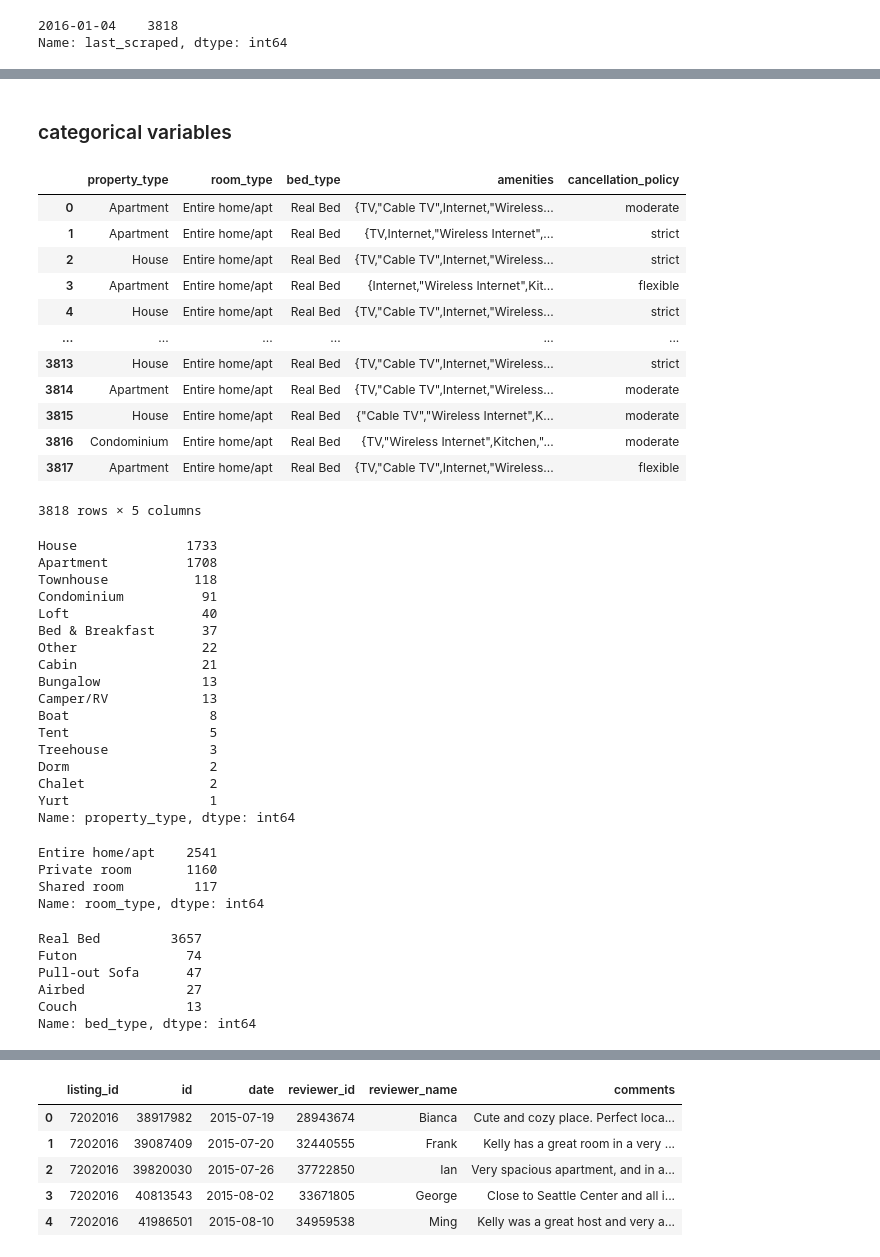
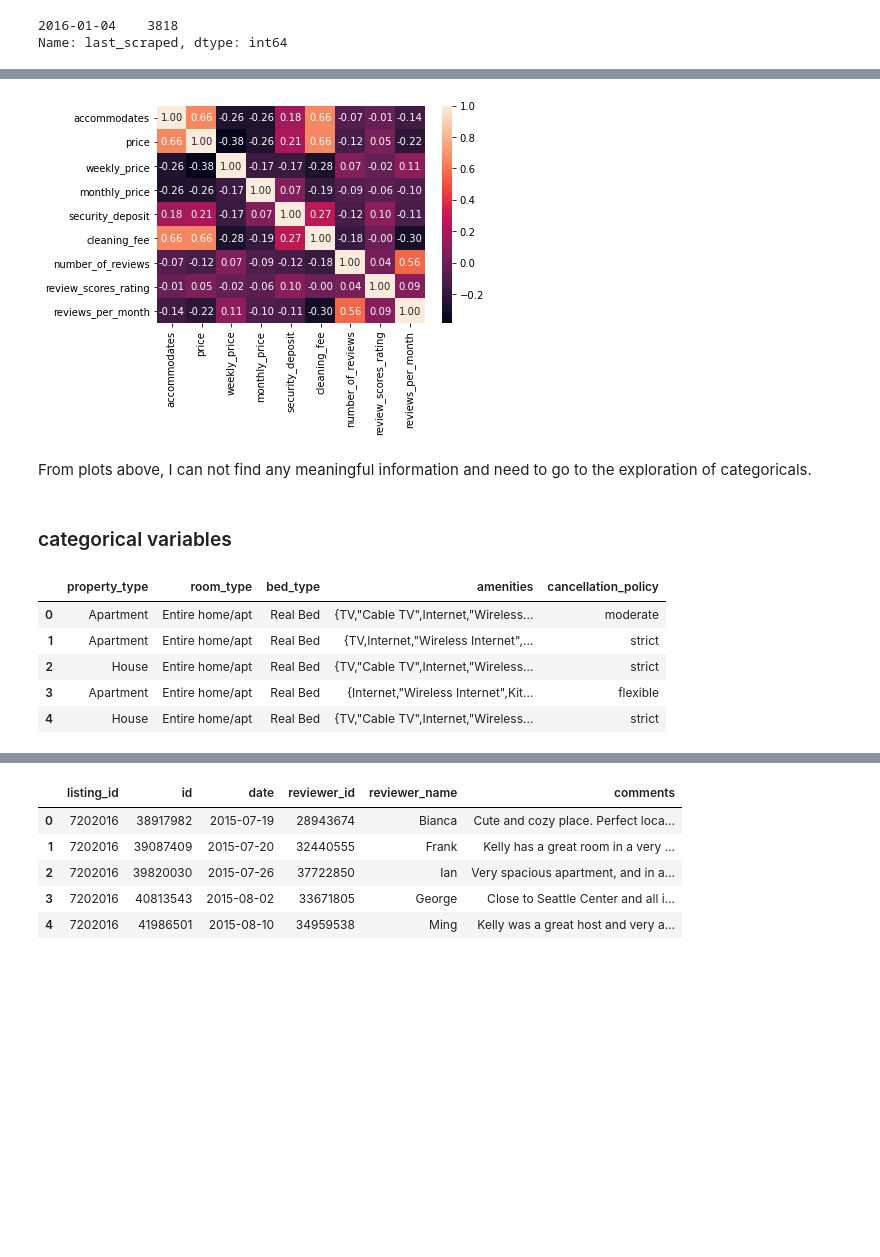
Before and after one commit to wythe0513/Airbnb, a Jupyter notebook: airbnb_seattle.ipynb, the cells around one changed output, grey strips where cells are left out. Saved outputs shown, nothing was run; the diff lists cells and outputs as text; code cells hidden in the pictures; blank space fills up the shorter version.

```diff
--- a/airbnb_seattle.ipynb
+++ b/airbnb_seattle.ipynb
@@ -305,55 +259,21 @@ sns.heatmap(df12.corr(), annot=True, fmt='.2f');
+# %%
+# plot heatmap
+sns.heatmap(df12.corr(), annot=True, fmt='.2f');
+# %% [output]
+[figure, added]
+# %% [markdown]
+From plots above, I can not find any meaningful information and need to go to the exploration of categoricals.
 # %% [markdown]
 ### categorical variables
 # %%
+# create df_cat for dataframe of categolical columns
+
 df_cat=df11.select_dtypes(include=['object'])
-df_cat
+df_cat.head()
 # %% [output]
 |  | property_type | room_type | bed_type | amenities | cancellation_policy |
 | 0 | Apartment | Entire home/apt | Real Bed | {TV,"Cable TV",Internet,"Wireless... | moderate |
 | 1 | Apartment | Entire home/apt | Real Bed | {TV,Internet,"Wireless Internet",... | strict |
 | 2 | House | Entire home/apt | Real Bed | {TV,"Cable TV",Internet,"Wireless... | strict |
 | 3 | Apartment | Entire home/apt | Real Bed | {Internet,"Wireless Internet",Kit... | flexible |
 | 4 | House | Entire home/apt | Real Bed | {TV,"Cable TV",Internet,"Wireless... | strict |
-| ... | ... | ... | ... | ... | ... |
-| 3813 | House | Entire home/apt | Real Bed | {TV,"Cable TV",Internet,"Wireless... | strict |
-| 3814 | Apartment | Entire home/apt | Real Bed | {TV,"Cable TV",Internet,"Wireless... | moderate |
-| 3815 | House | Entire home/apt | Real Bed | {"Cable TV","Wireless Internet",K... | moderate |
-| 3816 | Condominium | Entire home/apt | Real Bed | {TV,"Wireless Internet",Kitchen,"... | moderate |
-| 3817 | Apartment | Entire home/apt | Real Bed | {TV,"Cable TV",Internet,"Wireless... | flexible |
-3818 rows × 5 columns
-# %%
-df_cat.property_type.value_counts()
-# %% [output]
-House              1733
-Apartment          1708
-Townhouse           118
-Condominium          91
-Loft                 40
-Bed & Breakfast      37
-Other                22
-Cabin                21
-Bungalow             13
-Camper/RV            13
-Boat                  8
-Tent                  5
-Treehouse             3
-Dorm                  2
-Chalet                2
-Yurt                  1
-Name: property_type, dtype: int64
-# %%
-df_cat.room_type.value_counts()
-# %% [output]
-Entire home/apt    2541
-Private room       1160
-Shared room         117
-Name: room_type, dtype: int64
-# %%
-df_cat.bed_type.value_counts()
-# %% [output]
-Real Bed         3657
-Futon              74
-Pull-out Sofa      47
-Airbed             27
-Couch              13
-Name: bed_type, dtype: int64
```
Also changed, not shown: parts of 95 cells of this notebook, 4 other files.
